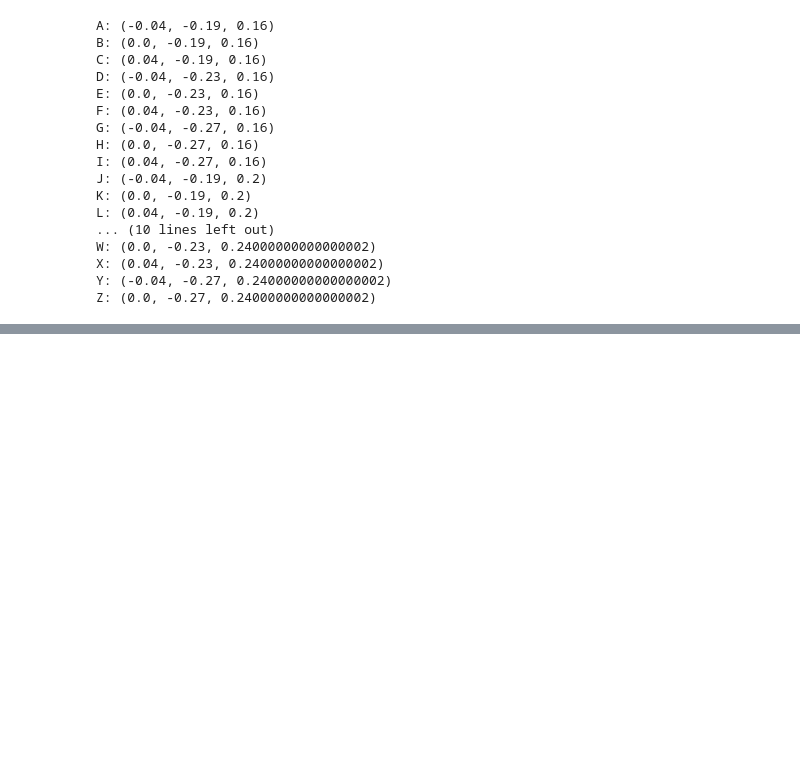
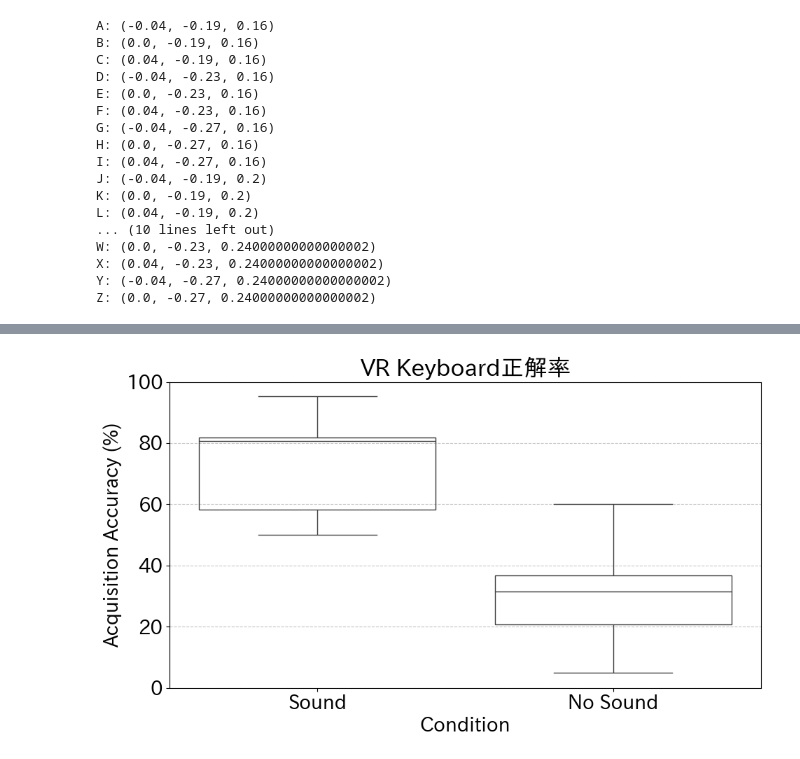
Before and after one commit to takaharayota531/poster-exp-analysis, a Jupyter notebook: 応用アプリケーション定量解析/vr-keyboard.ipynb, the cells around one changed output, grey strips where cells are left out. Saved outputs shown, nothing was run; the diff lists cells and outputs as text; code cells hidden in the pictures; blank space fills up the shorter version.

```diff
--- a/応用アプリケーション定量解析/vr-keyboard.ipynb
+++ b/応用アプリケーション定量解析/vr-keyboard.ipynb
@@ -447,0 +448,51 @@ plt.show()
+# %%
+import pandas as pd
+import matplotlib.pyplot as plt
+import seaborn as sns
+
+# sound_percentage, no_sound_percentage は
+# [[0.8125], [0.8214285714], ... ] のようなリストを想定
+# ここでは例示として、それらが既に定義済みとします
+
+# 1 次元リストに平坦化(かつ%表記したいので×100)
+sound_flat = [val[0] * 100 for val in sound_percentage]
+nosound_flat = [val[0] * 100 for val in no_sound_percentage]
+
+# 実験名（複数ある場合はループできますが、ここでは1つの例）
+experiment_name = "実験3"
+
+# Condition, Experiment, Accuracyの列を用いたDataFrameを準備
+# 「音あり」「音無し」に対応するデータをまとめる
+data_cleaned = []
+
+# (条件名, データリスト)のペアでループ
+for condition_name, data_values in [("Sound", sound_flat), ("No Sound", nosound_flat)]:
+    df_tmp = pd.DataFrame({
+        "Condition": [condition_name] * len(data_values),
+        "Experiment": [experiment_name] * len(data_values),
+        "Accuracy": data_values
+    })
+    data_cleaned.append(df_tmp)
+
+# すべての条件を結合
+data_combined = pd.concat(data_cleaned, ignore_index=True)
+
+# 図の作成
+plt.figure(figsize=(10, 6))
+plt.rcParams.update({'font.size': 20})
+
+# Seabornの箱ひげ図を描画 (枠線のみ表示したい場合は facecolor='none' を設定)
+sns.boxplot(x="Condition",
+            y="Accuracy",
+            data=data_combined,
+            boxprops=dict(facecolor='none'))
+
+plt.title("VR Keyboard正解率")             # タイトルは空
+plt.ylabel("Acquisition Accuracy (%)")   # Y 軸ラベルを調整
+plt.ylim(0, 100)           # スコアの範囲に応じて上下限を指定 (必要に応じて変更)
+plt.grid(axis="y", linestyle="--", alpha=0.7)
+
+plt.tight_layout()
+plt.show()
+# %% [output]
+[figure, added]
```
Also changed, not shown: parts of 6 cells of this notebook, 14 other files.
